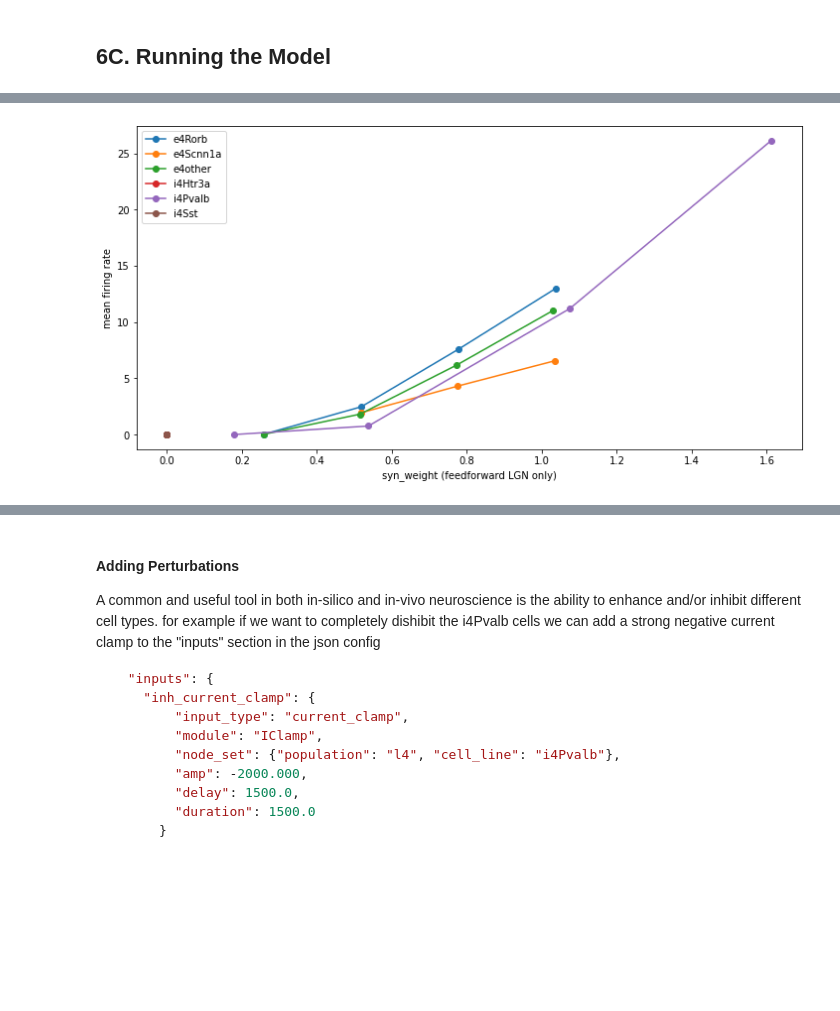
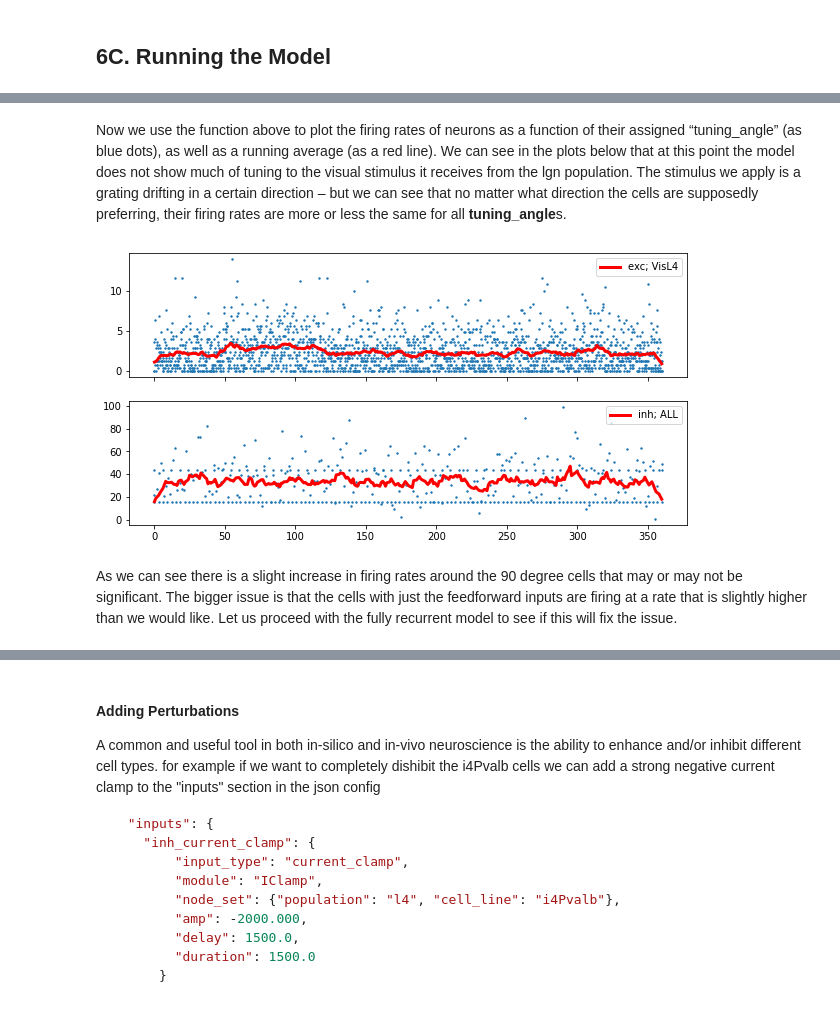
Before and after one commit to AllenInstitute/bmtk_workshop_2022, a Jupyter notebook: Ch6_l4model/6. The L4 Model.ipynb, the cells around one changed output, grey strips where cells are left out. Saved outputs shown, nothing was run; the diff lists cells and outputs as text; code cells hidden in the pictures; blank space fills up the shorter version.

```diff
--- a/Ch6_l4model/6. The L4 Model.ipynb
+++ b/Ch6_l4model/6. The L4 Model.ipynb
@@ -148,7 +201,7 @@ def plot_tunning_angle_fr(spikes_path, fr_window=(500.0, 3000.0), convolv_window
     nodes_df = net.nodes['l4'].to_dataframe(index_by_id=False)
     nodes_df = nodes_df[['node_id', 'node_type_id', 'model_name', 'tuning_angle', 'model_type', 'layer', 'ei']]
 
-    spikes = SpikeTrains.load('output/spikes.h5')
+    spikes = SpikeTrains.load(spikes_path)
     spikes_df = spikes.to_dataframe(population='l4')
 
     fr_df = spikes_df['node_ids'].value_counts().rename_axis('node_id').to_frame('spike_counts').reset_index()
@@ -191,6 +244,3 @@ def plot_tunning_angle_fr(spikes_path, fr_window=(500.0, 3000.0), convolv_window
             axes[r].set_xticklabels([])
 
     plt.show()
-
-
-plot_tunning_angle_fr('output/spikes.h5')
@@ -341,15 +247,11 @@ for i in range(4):
-# %%
-fig, ax = plt.subplots(1, 1, figsize=(12, 6))
-for cell_line, weights in weights_table.items():
-    firing_rates = fr_table[cell_line]
-    ax.plot(weights, firing_rates, '-o', label=cell_line)
-
-ax.set_xlabel('syn_weight (feedforward LGN only)')
-ax.set_ylabel('mean firing rate')
-ax.legend()
-plt.show()
-# %% [output]
-[figure, removed]
+# %% [markdown]
+Now we use the function above to plot the firing rates of neurons as a function of their assigned “tuning_angle” (as blue dots), as well as a running average (as a red line). We can see in the plots below that at this point the model does not show much of tuning to the visual stimulus it receives from the lgn population. The stimulus we apply is a grating drifting in a certain direction – but we can see that no matter what direction the cells are supposedly preferring, their firing rates are more or less the same for all **tuning_angle**s.
+# %%
+plot_tunning_angle_fr('output_feedforward/spikes.h5')
+# %% [output]
+[figure, added]
+# %% [markdown]
+As we can see there is a slight increase in firing rates around the 90 degree cells that may or may not be significant. The bigger issue is that the cells with just the feedforward inputs are firing at a rate that is slightly higher than we would like. Let us proceed with the fully recurrent model to see if this will fix the issue.
 # %% [markdown]
 #### Full model
 
```
Also changed, not shown: parts of 39 cells of this notebook, 38 other files.
